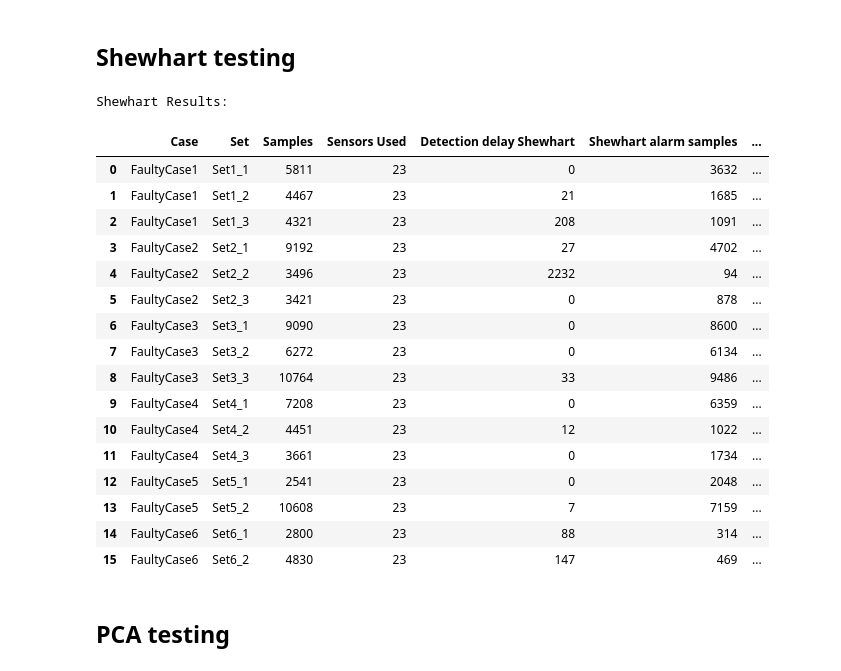
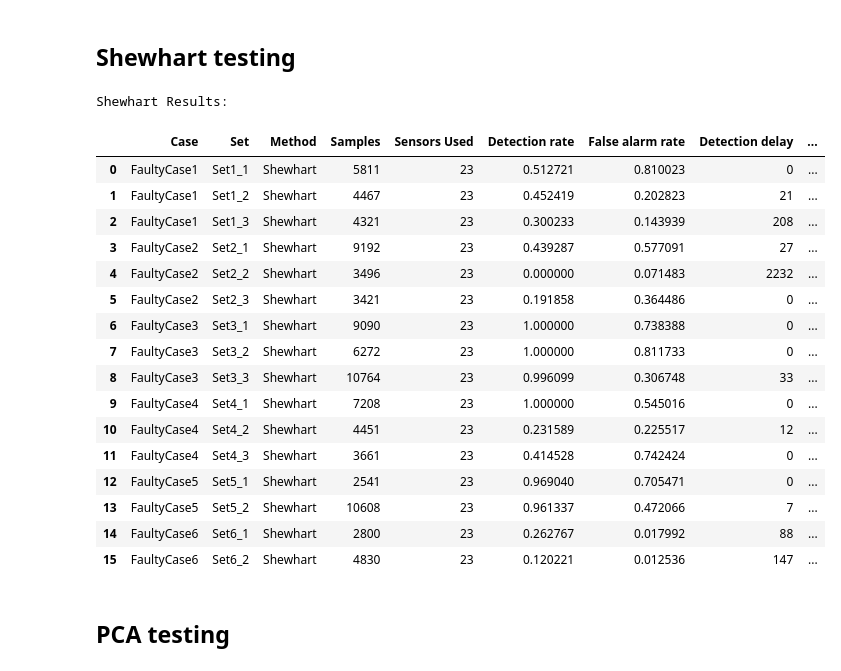
Before and after one commit to PeterAndersen-sdu/Fault-detection-project, a Jupyter notebook: main_with_scree_cumulative_variance_metrics.ipynb, the cells around one changed output. Drawn from its saved outputs; the diff is of its cells as text; code cells hidden in the pictures.

```diff
--- a/main_with_scree_cumulative_variance.ipynb
+++ b/main_with_scree_cumulative_variance_metrics.ipynb
@@ -628,59 +673,63 @@ X_test_processed.sensors.head()
 # %%
 # Shewhart evaluation on all faulty/test sets.
 # Uses preprocessed fault data, all sensors, and all labelled fault windows.
 
 shew_results = []
 
 for case_name, case_sets in zip(se_windows.keys(), fc_sets):
     for set_name, dataset in case_sets.items():
         X_fault = dataset.sensors
         windows = se_windows[case_name][set_name]
 
         sensor_alarm_matrix = (X_fault > shewhart_upper) | (X_fault < shewhart_lower)
         shew_alarm_mask = sensor_alarm_matrix.any(axis=1).to_numpy()
         sample_index = X_fault.index.to_numpy()
 
+        shew_metrics = compute_detection_metrics(
+            shew_alarm_mask,
+            windows,
+            sample_index,
+        )
+
         shew_results.append({
             "Case": case_name,
             "Set": set_name,
+            "Method": "Shewhart",
             "Samples": len(X_fault),
             "Sensors Used": X_fault.shape[1],
-            "Detection delay Shewhart": first_detection_delay(
-                shew_alarm_mask,
-                windows,
-                sample_index,
-            ),
-            "Shewhart alarm samples": int(shew_alarm_mask.sum()),
-            "Shewhart cell anomalies": int(sensor_alarm_matrix.to_numpy().sum()),
-            "Shewhart false alarms": count_false_alarms(
-                shew_alarm_mask,
-                windows,
-                sample_index,
-            ),
+            "Detection rate": shew_metrics["Detection rate"],
+            "False alarm rate": shew_metrics["False alarm rate"],
+            "Detection delay": shew_metrics["Detection delay"],
+            "Alarm samples": int(shew_alarm_mask.sum()),
+            "Cell anomalies": int(sensor_alarm_matrix.to_numpy().sum()),
+            "Fault samples": shew_metrics["Fault samples"],
+            "Normal samples": shew_metrics["Normal samples"],
+            "Alarm samples in fault window": shew_metrics["Alarm samples in fault window"],
+            "False alarm samples": shew_metrics["False alarm samples"],
         })
 
 shew_results_df = pd.DataFrame(shew_results)
 print("Shewhart Results:")
 shew_results_df
 # %% [output]
 Shewhart Results:
-|  | Case | Set | Samples | Sensors Used | Detection delay Shewhart | Shewhart alarm samples | ... |
-| 0 | FaultyCase1 | Set1_1 | 5811 | 23 | 0 | 3632 | ... |
-| 1 | FaultyCase1 | Set1_2 | 4467 | 23 | 21 | 1685 | ... |
-| 2 | FaultyCase1 | Set1_3 | 4321 | 23 | 208 | 1091 | ... |
-| 3 | FaultyCase2 | Set2_1 | 9192 | 23 | 27 | 4702 | ... |
-| 4 | FaultyCase2 | Set2_2 | 3496 | 23 | 2232 | 94 | ... |
-| 5 | FaultyCase2 | Set2_3 | 3421 | 23 | 0 | 878 | ... |
-| 6 | FaultyCase3 | Set3_1 | 9090 | 23 | 0 | 8600 | ... |
-| 7 | FaultyCase3 | Set3_2 | 6272 | 23 | 0 | 6134 | ... |
-| 8 | FaultyCase3 | Set3_3 | 10764 | 23 | 33 | 9486 | ... |
-| 9 | FaultyCase4 | Set4_1 | 7208 | 23 | 0 | 6359 | ... |
-| 10 | FaultyCase4 | Set4_2 | 4451 | 23 | 12 | 1022 | ... |
-| 11 | FaultyCase4 | Set4_3 | 3661 | 23 | 0 | 1734 | ... |
-| 12 | FaultyCase5 | Set5_1 | 2541 | 23 | 0 | 2048 | ... |
-| 13 | FaultyCase5 | Set5_2 | 10608 | 23 | 7 | 7159 | ... |
-| 14 | FaultyCase6 | Set6_1 | 2800 | 23 | 88 | 314 | ... |
-| 15 | FaultyCase6 | Set6_2 | 4830 | 23 | 147 | 469 | ... |
+|  | Case | Set | Method | Samples | Sensors Used | Detection rate | False alarm rate | Detection delay | ... |
+| 0 | FaultyCase1 | Set1_1 | Shewhart | 5811 | 23 | 0.512721 | 0.810023 | 0 | ... |
+| 1 | FaultyCase1 | Set1_2 | Shewhart | 4467 | 23 | 0.452419 | 0.202823 | 21 | ... |
+| 2 | FaultyCase1 | Set1_3 | Shewhart | 4321 | 23 | 0.300233 | 0.143939 | 208 | ... |
+| 3 | FaultyCase2 | Set2_1 | Shewhart | 9192 | 23 | 0.439287 | 0.577091 | 27 | ... |
+| 4 | FaultyCase2 | Set2_2 | Shewhart | 3496 | 23 | 0.000000 | 0.071483 | 2232 | ... |
+| 5 | FaultyCase2 | Set2_3 | Shewhart | 3421 | 23 | 0.191858 | 0.364486 | 0 | ... |
+| 6 | FaultyCase3 | Set3_1 | Shewhart | 9090 | 23 | 1.000000 | 0.738388 | 0 | ... |
+| 7 | FaultyCase3 | Set3_2 | Shewhart | 6272 | 23 | 1.000000 | 0.811733 | 0 | ... |
+| 8 | FaultyCase3 | Set3_3 | Shewhart | 10764 | 23 | 0.996099 | 0.306748 | 33 | ... |
+| 9 | FaultyCase4 | Set4_1 | Shewhart | 7208 | 23 | 1.000000 | 0.545016 | 0 | ... |
+| 10 | FaultyCase4 | Set4_2 | Shewhart | 4451 | 23 | 0.231589 | 0.225517 | 12 | ... |
+| 11 | FaultyCase4 | Set4_3 | Shewhart | 3661 | 23 | 0.414528 | 0.742424 | 0 | ... |
+| 12 | FaultyCase5 | Set5_1 | Shewhart | 2541 | 23 | 0.969040 | 0.705471 | 0 | ... |
+| 13 | FaultyCase5 | Set5_2 | Shewhart | 10608 | 23 | 0.961337 | 0.472066 | 7 | ... |
+| 14 | FaultyCase6 | Set6_1 | Shewhart | 2800 | 23 | 0.262767 | 0.017992 | 88 | ... |
+| 15 | FaultyCase6 | Set6_2 | Shewhart | 4830 | 23 | 0.120221 | 0.012536 | 147 | ... |
 # %% [markdown]
 ## PCA testing
 # %%
```
Also changed, not shown: parts of 5 cells of this notebook.
